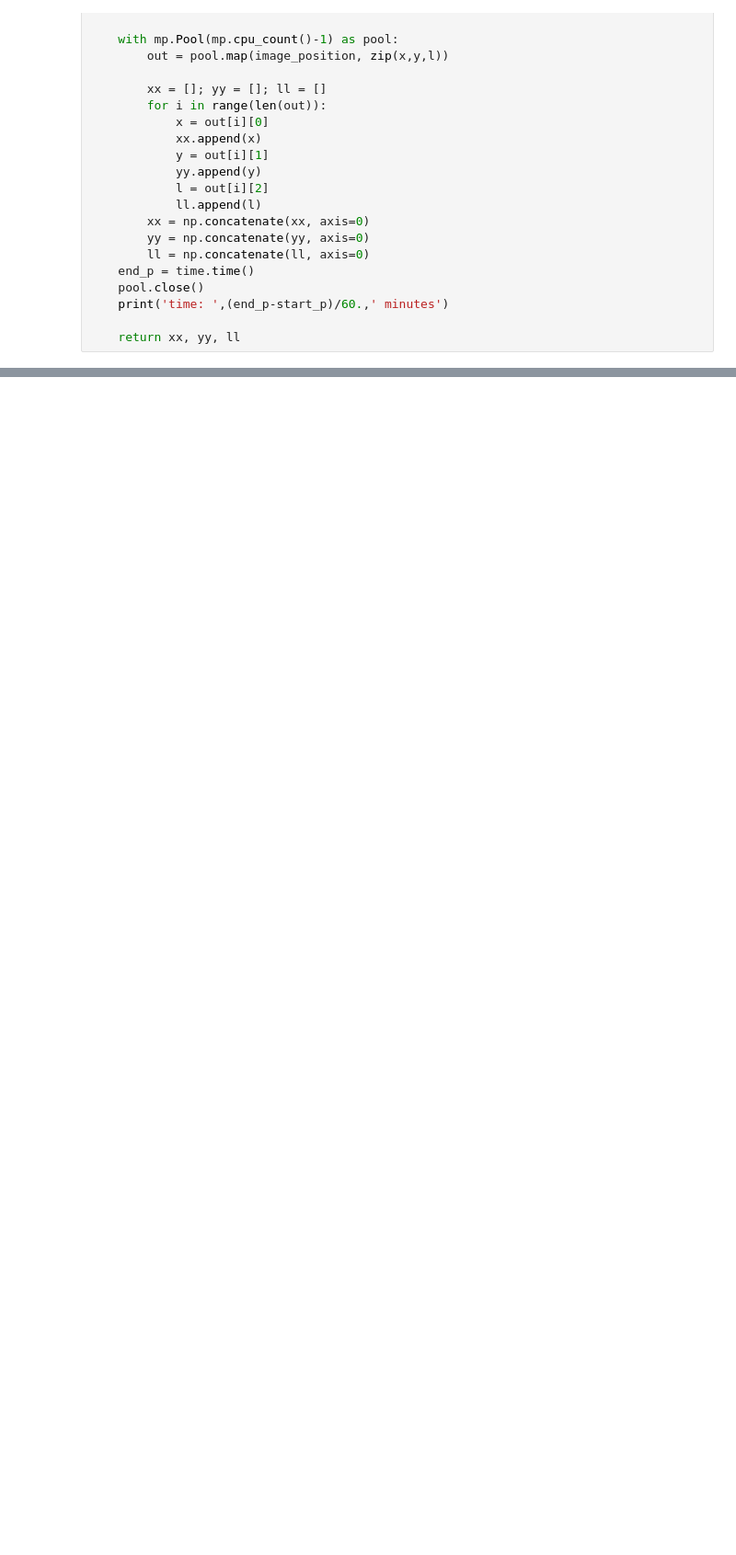
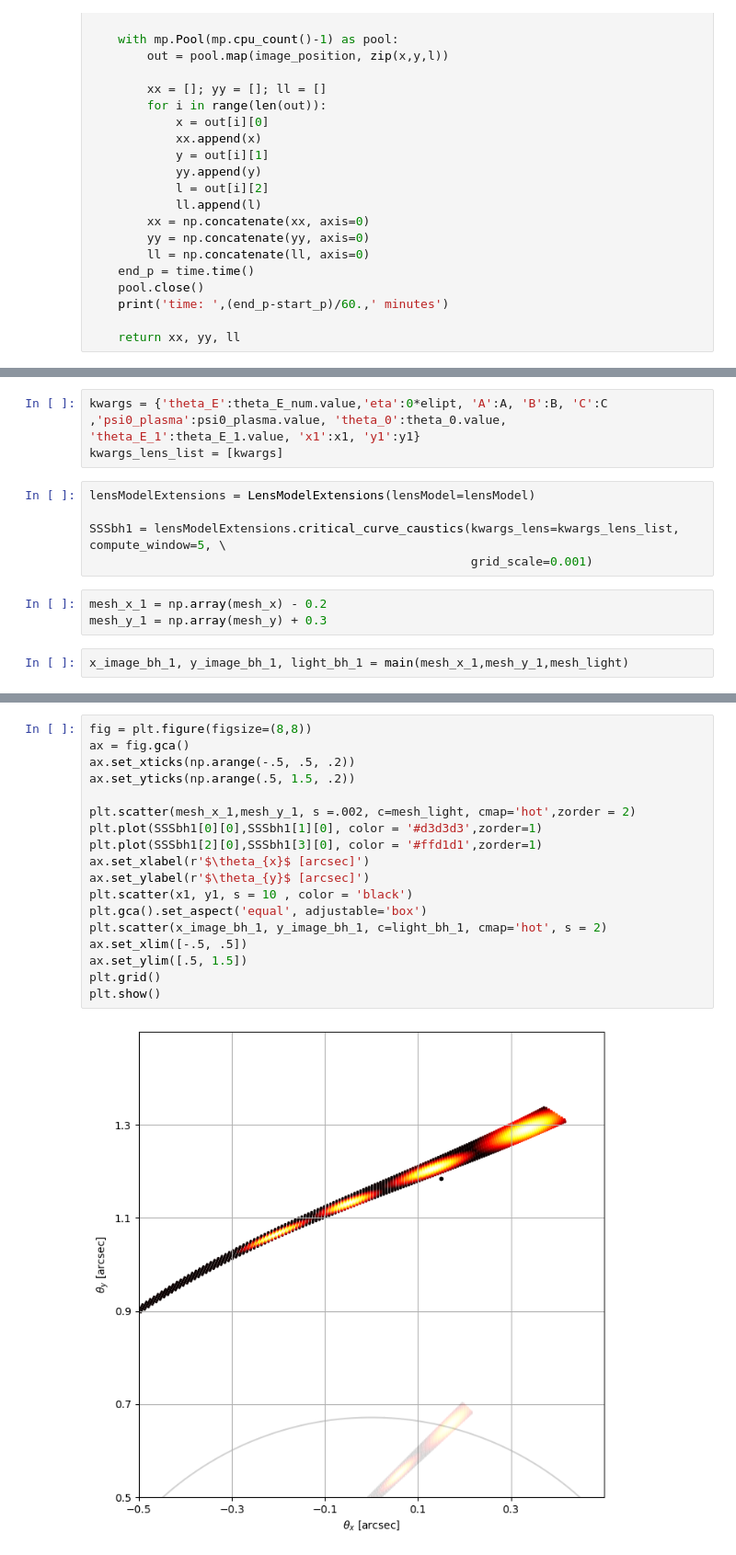
Before and after one commit to everettiantomi/lens-grav, a Jupyter notebook: numerical/sis_black_hole.ipynb, the cells around one changed output, grey strips where cells are left out. Shown at 92% size. Cells and saved outputs as stored; diff of their text form; blank space fills up the shorter version.

```diff
--- a/numerical/sis_black_hole.ipynb
+++ b/numerical/sis_black_hole.ipynb
@@ -234,0 +342,13 @@ def main(x1,x2,x3):
+# %%
+kwargs = {'theta_E':theta_E_num.value,'eta':0*elipt, 'A':A, 'B':B, 'C':C ,'psi0_plasma':psi0_plasma.value, 'theta_0':theta_0.value, 'theta_E_1':theta_E_1.value, 'x1':x1, 'y1':y1}
+kwargs_lens_list = [kwargs]
+# %%
+lensModelExtensions = LensModelExtensions(lensModel=lensModel)
+
+SSSbh1 = lensModelExtensions.critical_curve_caustics(kwargs_lens=kwargs_lens_list, compute_window=5, \
+                                                     grid_scale=0.001)
+# %%
+mesh_x_1 = np.array(mesh_x) - 0.2
+mesh_y_1 = np.array(mesh_y) + 0.3
+# %%
+x_image_bh_1, y_image_bh_1, light_bh_1 = main(mesh_x_1,mesh_y_1,mesh_light)
@@ -234,0 +357,20 @@ def main(x1,x2,x3):
+# %%
+fig = plt.figure(figsize=(8,8))
+ax = fig.gca()
+ax.set_xticks(np.arange(-.5, .5, .2))
+ax.set_yticks(np.arange(.5, 1.5, .2))
+
+plt.scatter(mesh_x_1,mesh_y_1, s =.002, c=mesh_light, cmap='hot',zorder = 2)
+plt.plot(SSSbh1[0][0],SSSbh1[1][0], color = '#d3d3d3',zorder=1)
+plt.plot(SSSbh1[2][0],SSSbh1[3][0], color = '#ffd1d1',zorder=1)
+ax.set_xlabel(r'$\theta_{x}$ [arcsec]')
+ax.set_ylabel(r'$\theta_{y}$ [arcsec]')
+plt.scatter(x1, y1, s = 10 , color = 'black')
+plt.gca().set_aspect('equal', adjustable='box')
+plt.scatter(x_image_bh_1, y_image_bh_1, c=light_bh_1, cmap='hot', s = 2)
+ax.set_xlim([-.5, .5])
+ax.set_ylim([.5, 1.5])
+plt.grid()
+plt.show()
+# %% [output]
+[figure, added]
```
Also changed, not shown: parts of 41 cells of this notebook, 3 other files.
